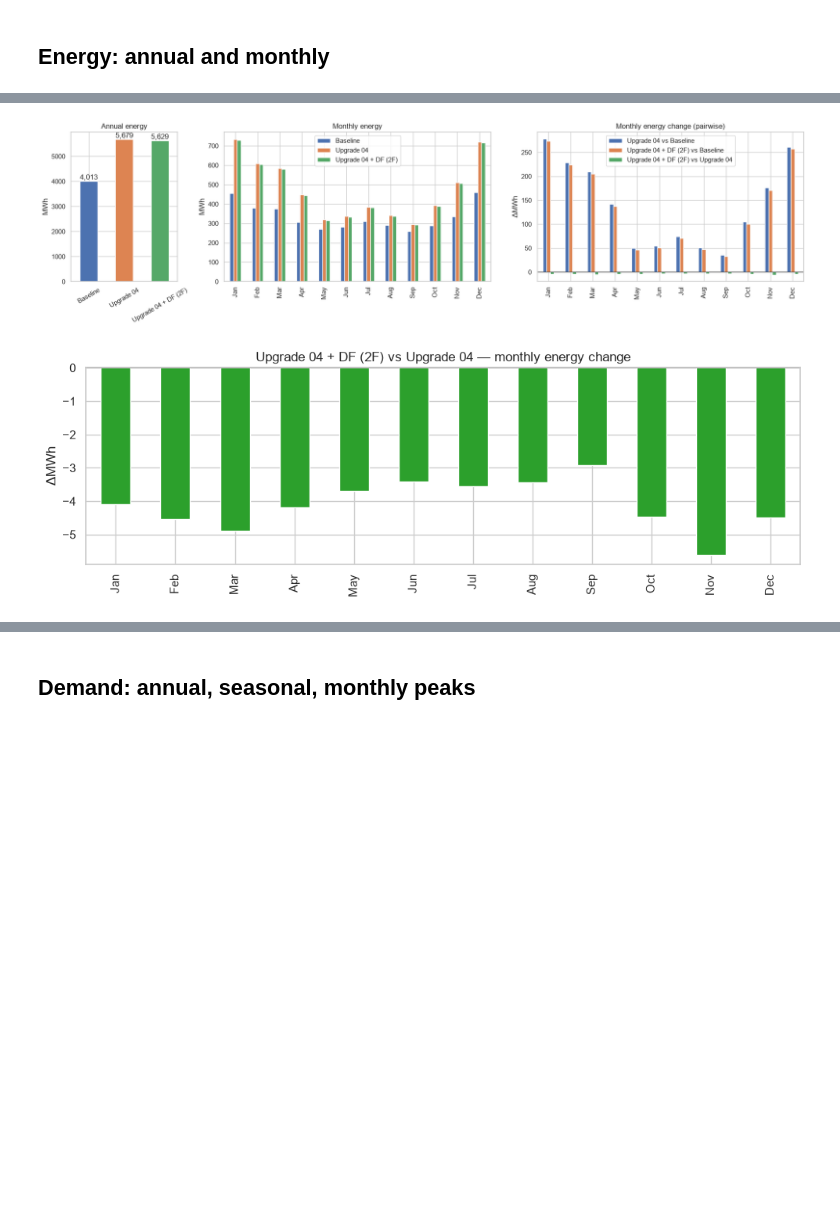
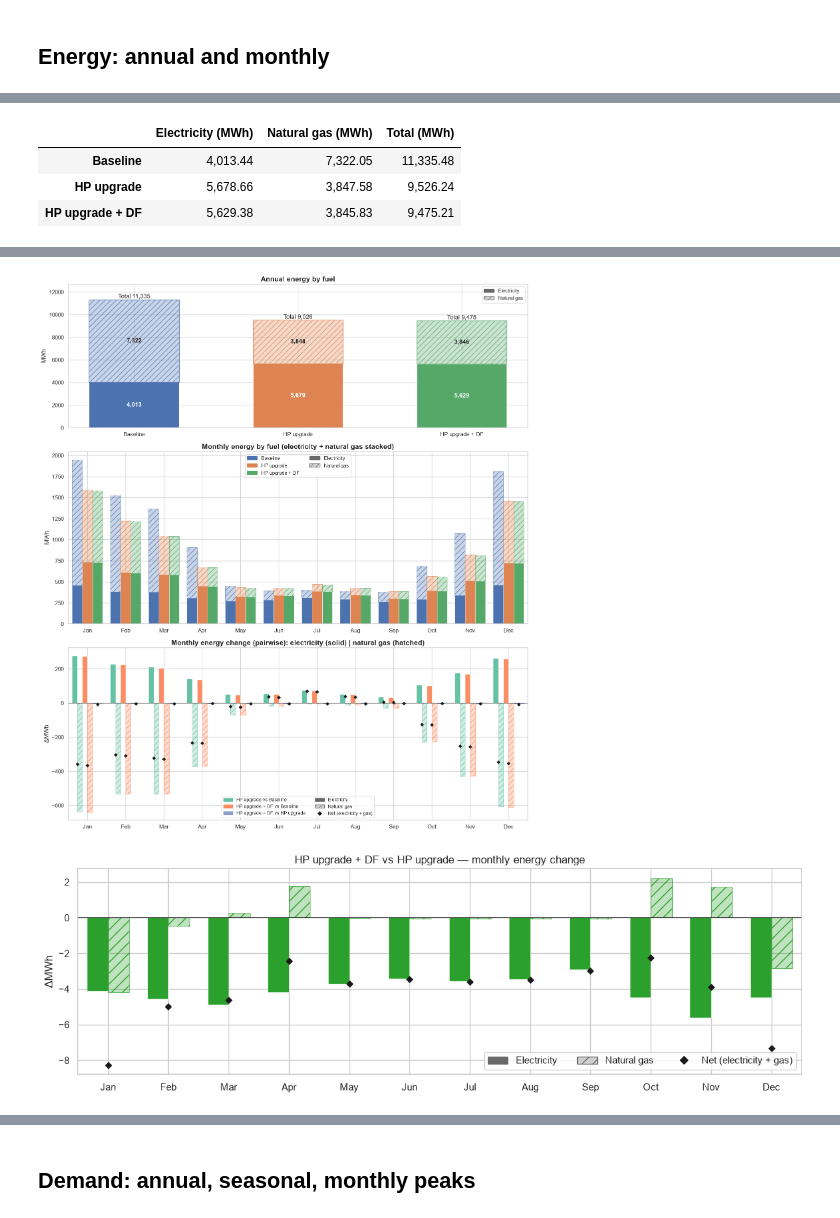
Before and after one commit to JieXiong9119/grid_edge_ithaca, a Jupyter notebook: notebooks/5_postprocess_visualize.ipynb, the cells around one changed output, grey strips where cells are left out. Cells and saved outputs as stored; diff of their text form; code cells hidden in the pictures; blank space fills up the shorter version.

Commit message:
Update plots and summary

```diff
--- a/notebooks/5_postprocess_visualize.ipynb
+++ b/notebooks/5_postprocess_visualize.ipynb
@@ -159,26 +251,72 @@ pair_tbl
 # %%
 monthly_mwh = sys_kw.groupby("month")[scen].sum() * dt_h / 1000
-monthly_mwh.index = pd.to_datetime(monthly_mwh.index, format="%m").strftime("%b")
+months = pd.to_datetime(monthly_mwh.index, format="%m").strftime("%b")
+monthly_mwh.index = months
+monthly_gas = gas_mwh.reindex(range(1, 13))[scen]
+monthly_gas.index = months
 monthly_delta = pd.DataFrame({cmp_label(a, b): monthly_mwh[a] - monthly_mwh[b] for a, b in COMPARISONS})
+monthly_gas_delta = pd.DataFrame({cmp_label(a, b): monthly_gas[a] - monthly_gas[b] for a, b in COMPARISONS})
+cols = [SCEN_COLORS[c] for c in scen]
 
-fig, axes = plt.subplots(1, 3, figsize=(18, 5), gridspec_kw={"width_ratios": [1, 2.5, 2.5]})
-summ["Annual energy (MWh)"].astype(float).plot.bar(ax=axes[0], color=sns.color_palette()[:len(scen)])
-axes[0].set(title="Annual energy", ylabel="MWh"); axes[0].tick_params(axis="x", rotation=30)
-for p in axes[0].patches:
-    axes[0].annotate(f"{p.get_height():,.0f}", (p.get_x() + p.get_width()/2, p.get_height()), ha="center", va="bottom")
-monthly_mwh.plot.bar(ax=axes[1]); axes[1].set(title="Monthly energy", ylabel="MWh", xlabel="")
-monthly_delta.plot.bar(ax=axes[2]); axes[2].axhline(0, color="k", lw=0.8)
-axes[2].set(title="Monthly energy change (pairwise)", ylabel="ΔMWh", xlabel="")
-plt.tight_layout(); fig.savefig(FIG_DIR / "energy_annual_monthly.png", dpi=150); plt.show()
+# Annual energy by fuel
+annual_fuel = pd.DataFrame({"Electricity (MWh)": monthly_mwh.sum(), "Natural gas (MWh)": monthly_gas.sum()})
+annual_fuel["Total (MWh)"] = annual_fuel.sum(axis=1)
+annual_fuel.to_csv(FIG_DIR / "annual_energy_by_fuel.csv")
+fuel_pair = {}
+for a, b in COMPARISONS:
+    row = {}
+    for k in annual_fuel.columns:
+        row[f"Δ {k}"] = annual_fuel.loc[a, k] - annual_fuel.loc[b, k]
+        row[f"Δ% {k.split(' (')[0]}"] = 100 * (annual_fuel.loc[a, k] / annual_fuel.loc[b, k] - 1)
+    fuel_pair[cmp_label(a, b)] = row
+fuel_pair = pd.DataFrame(fuel_pair).T
+fuel_pair.to_csv(FIG_DIR / "annual_energy_by_fuel_pairwise.csv")
+display(annual_fuel, fuel_pair)
+
+# Highlight figure: annual (stacked), monthly (stacked), monthly pairwise change (electricity | gas side by side + net)
+with plt.rc_context(HIGHLIGHT):
+    fig, axes = plt.subplots(3, 1, figsize=(15, 17), gridspec_kw={"height_ratios": [1, 1.2, 1.2]})
+    ax = axes[0]
+    e, g = annual_fuel["Electricity (MWh)"], annual_fuel["Natural gas (MWh)"]
+    ax.bar(scen, e, color=cols, edgecolor="white", width=0.55)
+    ax.bar(scen, g, bottom=e, facecolor=[to_rgba(c, 0.3) for c in cols], edgecolor=cols, hatch="//", width=0.55)
+    for i, c in enumerate(scen):
+        ax.text(i, e[c] / 2, f"{e[c]:,.0f}", ha="center", va="center", color="white", fontweight="bold")
+        ax.text(i, e[c] + g[c] / 2, f"{g[c]:,.0f}", ha="center", va="center", fontweight="bold")
+        ax.text(i, e[c] + g[c], f"Total {e[c] + g[c]:,.0f}", ha="center", va="bottom")
+    ax.set(title="Annual energy by fuel", ylabel="MWh", ylim=(0, 1.12 * (e + g).max()))
+    ax.legend(handles=layer_legend([], [], "Electricity", "Natural gas"), loc="upper right")
+
+    pair_bars(axes[1], monthly_mwh, monthly_gas, cols, stacked=True)
+    axes[1].set(title="Monthly energy by fuel (electricity + natural gas stacked)", ylabel="MWh")
+    axes[1].legend(handles=layer_legend(scen, cols, "Electricity", "Natural gas"), ncol=2)
+
+    pair_bars(axes[2], monthly_delta, monthly_gas_delta, CMP_COLORS, net=True)
+    axes[2].axhline(0, color="k", lw=0.8)
+    axes[2].set(title="Monthly energy change (pairwise): electricity (solid) | natural gas (hatched)", ylabel="ΔMWh")
+    axes[2].legend(handles=layer_legend(monthly_delta.columns, CMP_COLORS, "Electricity", "Natural gas",
+                                        "Net (electricity + gas)"), ncol=2, fontsize=10)
+    plt.tight_layout(); fig.savefig(FIG_DIR / "energy_annual_monthly.png", dpi=150); plt.show()
 
 # Zoom: DF vs Up04 (small relative to the upgrade effect)
-ax = monthly_delta[cmp_label(DF, UP)].plot.bar(figsize=(10, 3.5), color="tab:green")
-ax.axhline(0, color="k", lw=0.8); ax.set(title=cmp_label(DF, UP) + " — monthly energy change", ylabel="ΔMWh", xlabel="")
+lab = cmp_label(DF, UP)
+fig, ax = plt.subplots(figsize=(12, 4))
+pair_bars(ax, monthly_delta[[lab]], monthly_gas_delta[[lab]], ["tab:green"], net=True, width=0.7)
+ax.axhline(0, color="k", lw=0.8); ax.set(title=lab + " — monthly energy change", ylabel="ΔMWh")
+ax.legend(handles=layer_legend([], [], "Electricity", "Natural gas", "Net (electricity + gas)"), ncol=3)
 plt.tight_layout(); plt.savefig(FIG_DIR / "energy_monthly_df_vs_up04.png", dpi=150); plt.show()
 
 monthly_tbl = pd.concat([monthly_mwh, monthly_mwh.sum().to_frame("Annual").T])
+gas_tbl = pd.concat([monthly_gas, monthly_gas.sum().to_frame("Annual").T])
 for a, b in COMPARISONS:
     monthly_tbl[f"Δ% {cmp_label(a, b)}"] = 100 * (monthly_tbl[a] / monthly_tbl[b] - 1)
+    gas_tbl[f"Δ% {cmp_label(a, b)}"] = 100 * (gas_tbl[a] / gas_tbl[b] - 1)
 monthly_tbl.to_csv(FIG_DIR / "monthly_energy_mwh.csv")
-monthly_tbl
+gas_tbl.to_csv(FIG_DIR / "monthly_gas_mwh.csv")
+display(monthly_tbl)
+gas_tbl
 # %% [output]
+|  | Electricity (MWh) | Natural gas (MWh) | Total (MWh) |
+| Baseline | 4,013.44 | 7,322.05 | 11,335.48 |
+| HP upgrade | 5,678.66 | 3,847.58 | 9,526.24 |
+| HP upgrade + DF | 5,629.38 | 3,845.83 | 9,475.21 |
@@ -185,2 +327,2 @@ monthly_tbl
-[figure, old version]
+[figure, new version]
-[figure, old version]
+[figure, new version]
```
Also changed, not shown: parts of 14 cells of this notebook, 17 other files.
